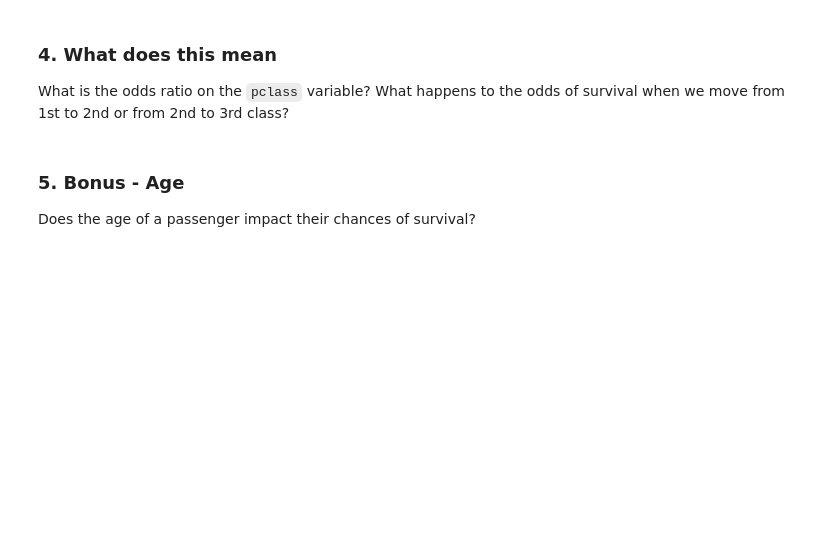
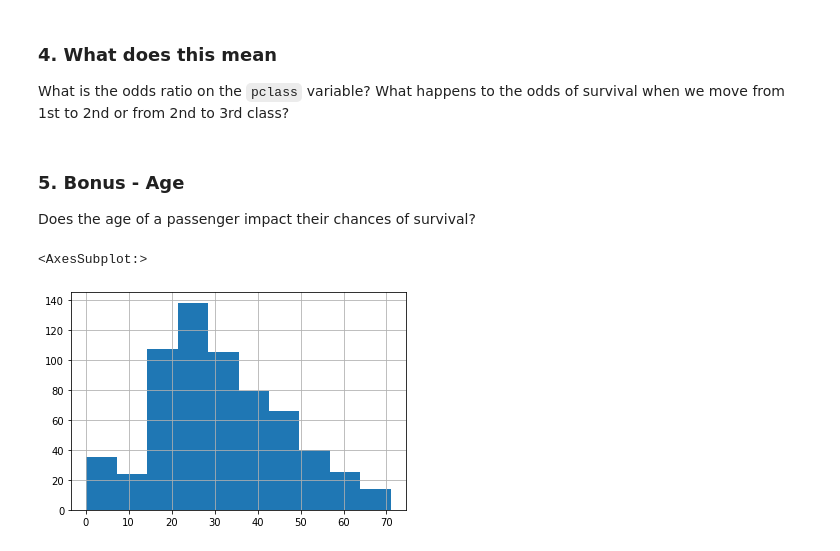
Before and after one commit to code4journalism/logistic-regression-titanic-and-coaches-misha-vaid, a Jupyter notebook: logistic-regression-titanic.ipynb, the cells around one changed output. Saved outputs shown, nothing was run; the diff lists cells and outputs as text; code cells hidden in the pictures; blank space fills up the shorter version.

```diff
--- a/logistic-regression-titanic.ipynb
+++ b/logistic-regression-titanic.ipynb
@@ -242,3 +242,7 @@ We know from the earlier assignment that class also affects survival, so let's a
 
 # hint:
 # https://investigate.ai/regression/logistic-regression-quickstart/#Performing-a-regression
+
+model = smf.logit("survived ~ female + pclass", data=df)
+results = model.fit()
+results.summary()
@@ -248,3 +268,6 @@ We know from the earlier assignment that class also affects survival, so let's a
 # hint:
 # you'll need to create a new column on df and use results.predict() to assign it values
 # https://investigate.ai/regression/logistic-regression-quickstart/#Making-predictions
+
+df['prediction'] = results.predict()
+df.head()
@@ -264,3 +294,8 @@ What is the odds ratio on the `pclass` variable? What happens to the odds of sur
 ### 5. Bonus - Age
 
 Does the age of a passenger impact their chances of survival?
+# %%
+df.age.hist()
+# %% [output]
+<AxesSubplot:>
+[figure, added]
```
Also changed, not shown: parts of 19 cells of this notebook.
